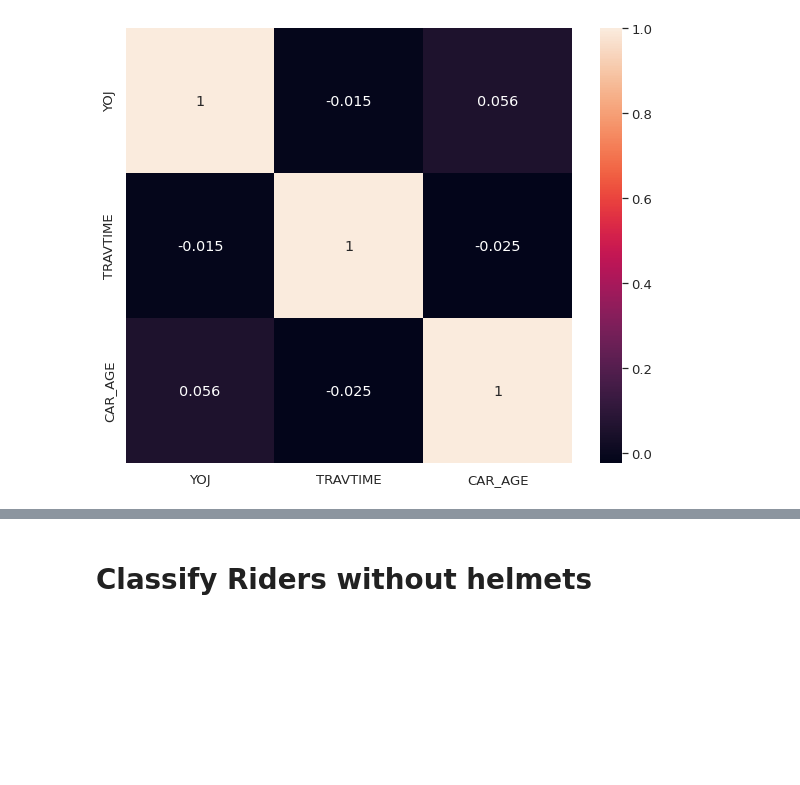
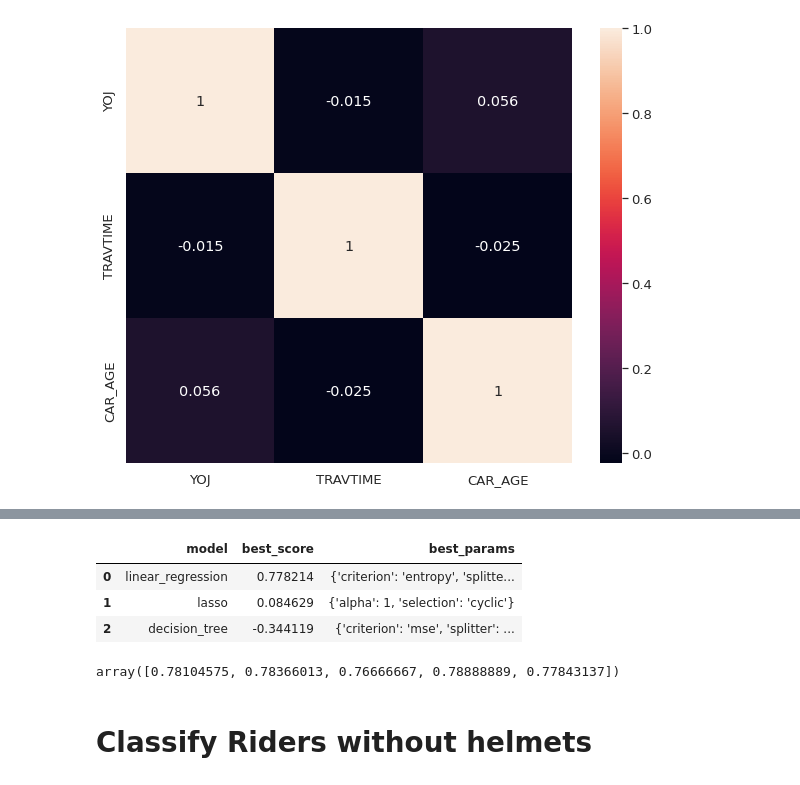
Before and after one commit to Suvodeep-Das/Diamond-Pricing-Model, a Jupyter notebook: MachineGeeks.ipynb, the cells around one changed output, grey strips where cells are left out. Drawn from its saved outputs; the diff is of its cells as text; code cells hidden in the pictures; blank space fills up the shorter version.

```diff
--- a/MachineGeeks.ipynb
+++ b/MachineGeeks.ipynb
@@ -590,3 +671,59 @@ sns.heatmap(df2[['YOJ', 'INCOME', 'HOME_VAL', 'TRAVTIME', 'CAR_VALUE', 'CAR_AGE'
+# %%
+from sklearn.model_selection import GridSearchCV
+from sklearn.model_selection import ShuffleSplit
+from sklearn.model_selection import cross_val_score
+from sklearn.linear_model import Lasso
+from sklearn.tree import DecisionTreeRegressor
+
+def find_best_model_using_gridsearchcv(X,y):
+    algos = {
+        'linear_regression' : {
+            'model': DecisionTreeClassifier(),
+            'params': {
+                'criterion':['gini', 'entropy'],
+                'splitter':['best', 'random']
+            }
+        },
+        'lasso': {
+            'model': Lasso(),
+            'params': {
+                'alpha': [1,2],
+                'selection': ['random', 'cyclic']
+            }
+        },
+        'decision_tree': {
+            'model': DecisionTreeRegressor(),
+            'params': {
+                'criterion' : ['mse','friedman_mse'],
+                'splitter': ['best','random']
+            }
+        }
+    }
+    scores = []
+    cv = ShuffleSplit(n_splits=5, test_size=0.3, random_state=0)
+    for algo_name, config in algos.items():
+        gs =  GridSearchCV(config['model'], config['params'], cv=cv, return_train_score=False)
+        gs.fit(X1,y1)
+        scores.append({
+            'model': algo_name,
+            'best_score': gs.best_score_,
+            'best_params': gs.best_params_
+        })
+
+    return pd.DataFrame(scores,columns=['model','best_score','best_params'])
+
+find_best_model_using_gridsearchcv(X1,y1)
+# %% [output]
+|  | model | best_score | best_params |
+| 0 | linear_regression | 0.778214 | {'criterion': 'entropy', 'splitte... |
+| 1 | lasso | 0.084629 | {'alpha': 1, 'selection': 'cyclic'} |
+| 2 | decision_tree | -0.344119 | {'criterion': 'mse', 'splitter': ... |
+# %%
+cv = ShuffleSplit(n_splits=5, test_size=0.2, random_state=0)
+
+cross_val_score(DecisionTreeClassifier(), X1, y1, cv=cv)
+# %% [output]
+array([0.78104575, 0.78366013, 0.76666667, 0.78888889, 0.77843137])
 # %% [markdown]
 # Classify Riders without helmets
 # %%
```
Also changed, not shown: parts of 13 cells of this notebook.
